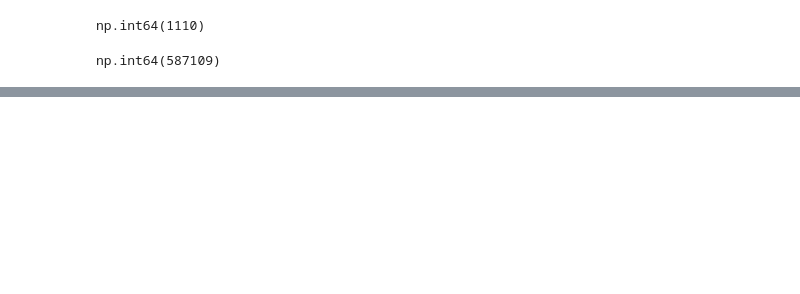
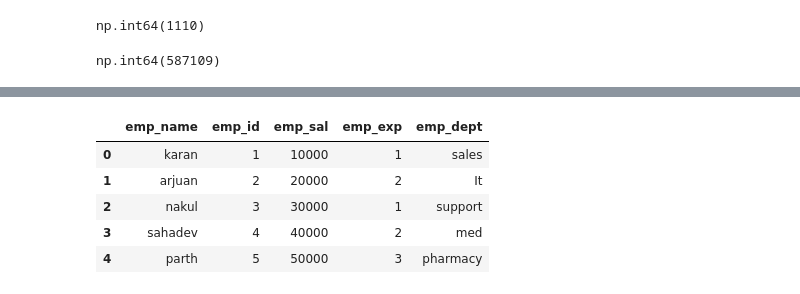
Before and after one commit to dpkasahu/numpy, a Jupyter notebook: hr_data.ipynb, the cells around one changed output, grey strips where cells are left out. Drawn from its saved outputs; the diff is of its cells as text; code cells hidden in the pictures; blank space fills up the shorter version.

```diff
--- a/hr_data.ipynb
+++ b/hr_data.ipynb
@@ -66,3 +66,17 @@ df1.pivot_table(values=['average_montly_hours','number_project','time_spend_comp
 | sales | 310 | 7 | 10 | 96 | 2 | ... |
 | support | 310 | 7 | 10 | 96 | 2 | ... |
 | technical | 310 | 7 | 10 | 97 | 2 | ... |
+# %%
+df2=pd.DataFrame({'emp_name':['karan','arjuan','nakul','sahadev','parth'],
+                 'emp_id':[1,2,3,4,5],
+                 'emp_sal':[10000,20000,30000,40000,50000],
+                 'emp_exp':[1,2,1,2,3],
+                 'emp_dept':['sales','It','support','med','pharmacy']})
+df2
+# %% [output]
+|  | emp_name | emp_id | emp_sal | emp_exp | emp_dept |
+| 0 | karan | 1 | 10000 | 1 | sales |
+| 1 | arjuan | 2 | 20000 | 2 | It |
+| 2 | nakul | 3 | 30000 | 1 | support |
+| 3 | sahadev | 4 | 40000 | 2 | med |
+| 4 | parth | 5 | 50000 | 3 | pharmacy |
```
Also changed, not shown: parts of 2 cells of this notebook.
